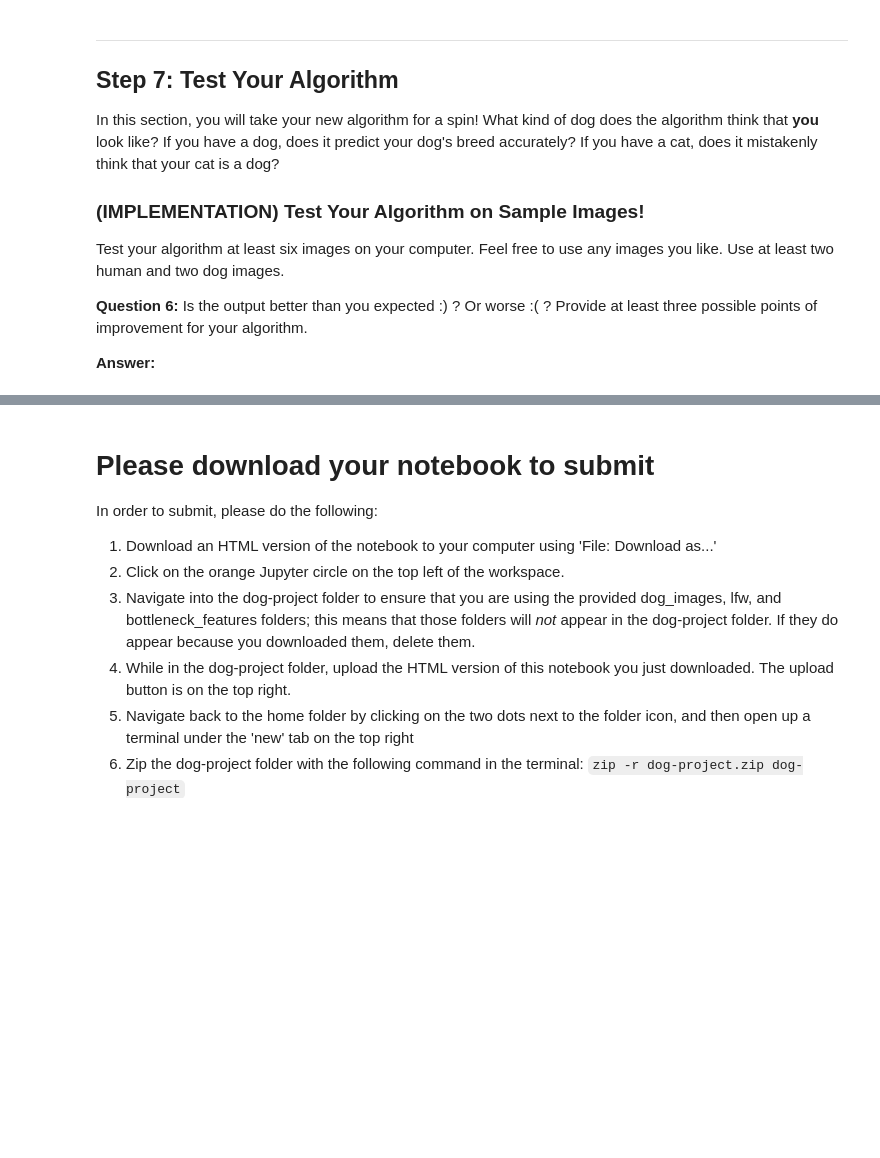
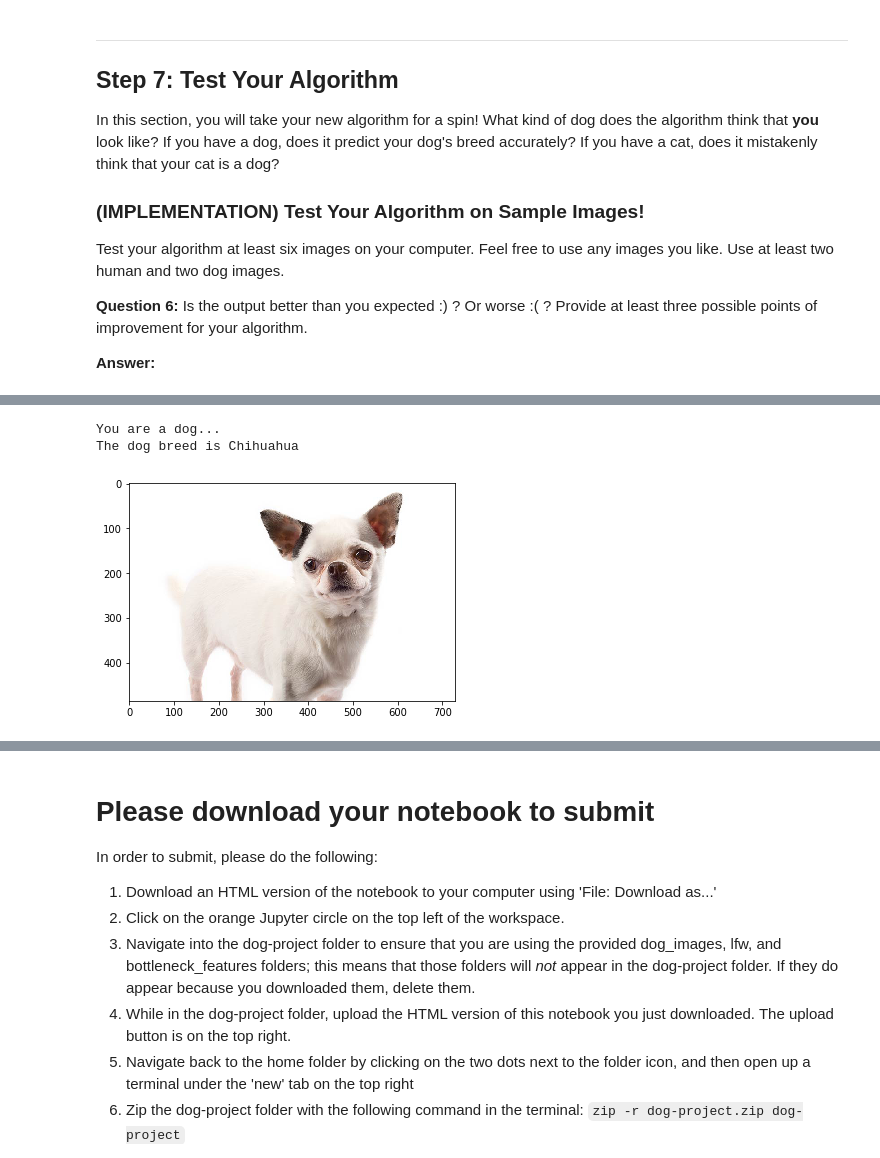
Before and after one commit to peterbchoi/Project-6---Dog-Breed-Classifier, a Jupyter notebook: dog_app.ipynb, the cells around one changed output, grey strips where cells are left out. Cells and saved outputs as stored; diff of their text form; code cells hidden in the pictures; blank space fills up the shorter version.

```diff
--- a/dog_app.ipynb
+++ b/dog_app.ipynb
@@ -650,0 +851,6 @@ __Answer:__
+# %%
+dog_breed_algorithm('test_images/In_Chihuahua-On-White-03.jpg')
+# %% [output]
+You are a dog...
+The dog breed is Chihuahua
+[figure, added]
```
Also changed, not shown: parts of 25 cells of this notebook.
